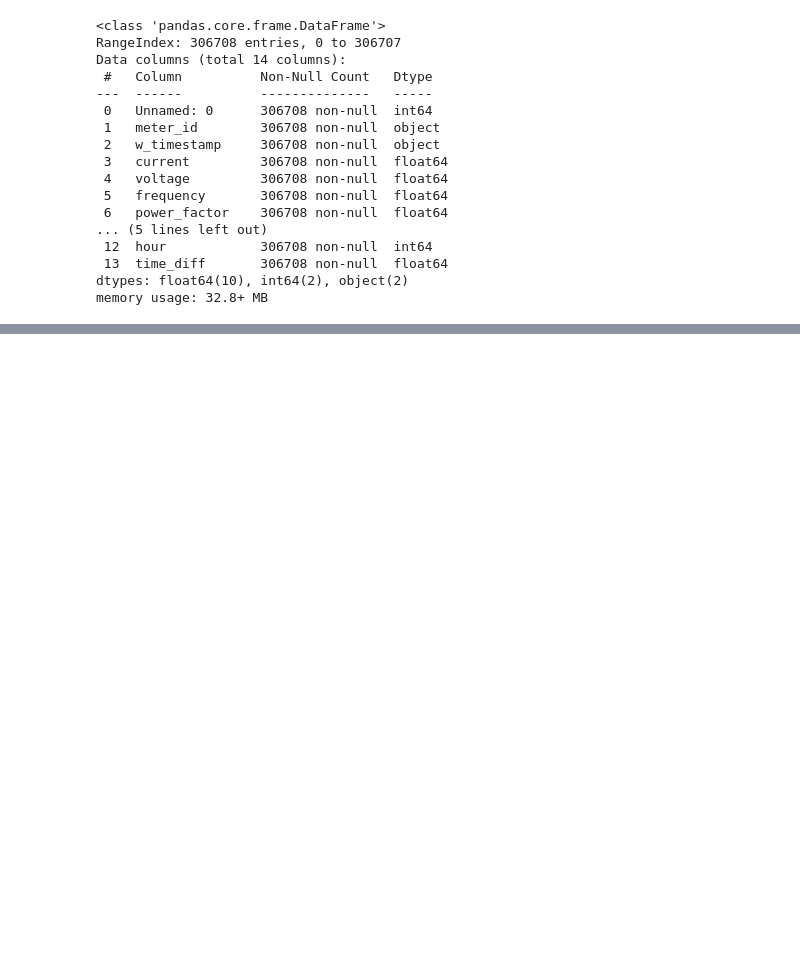
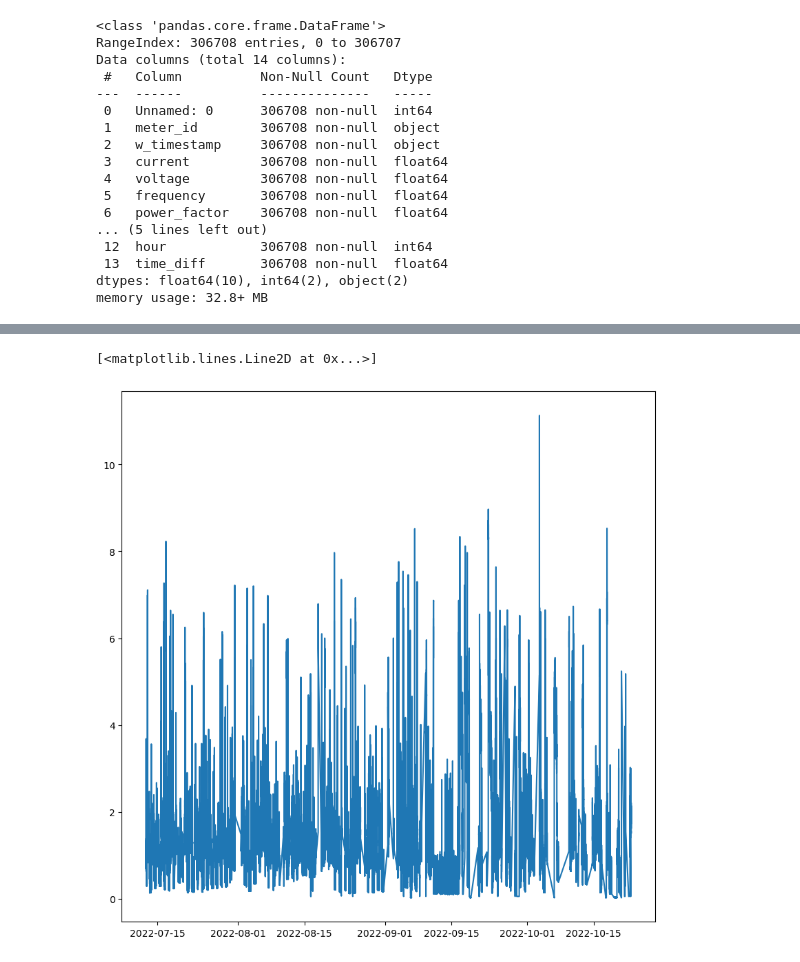
Before and after one commit to Oluwajuwon-O/project_notebooks, a Jupyter notebook: forecasting.ipynb, the cells around one changed output, grey strips where cells are left out. Cells and saved outputs as stored; diff of their text form; code cells hidden in the pictures; blank space fills up the shorter version.

```diff
--- a/forecasting.ipynb
+++ b/forecasting.ipynb
@@ -33,0 +282,6 @@ memory usage: 32.8+ MB
+# %%
+plt.figure(figsize=[10,10])
+plt.plot(ondo['current'])
+# %% [output]
+[<matplotlib.lines.Line2D at 0x...>]
+[figure, added]
```
Also changed, not shown: parts of 27 cells of this notebook.
